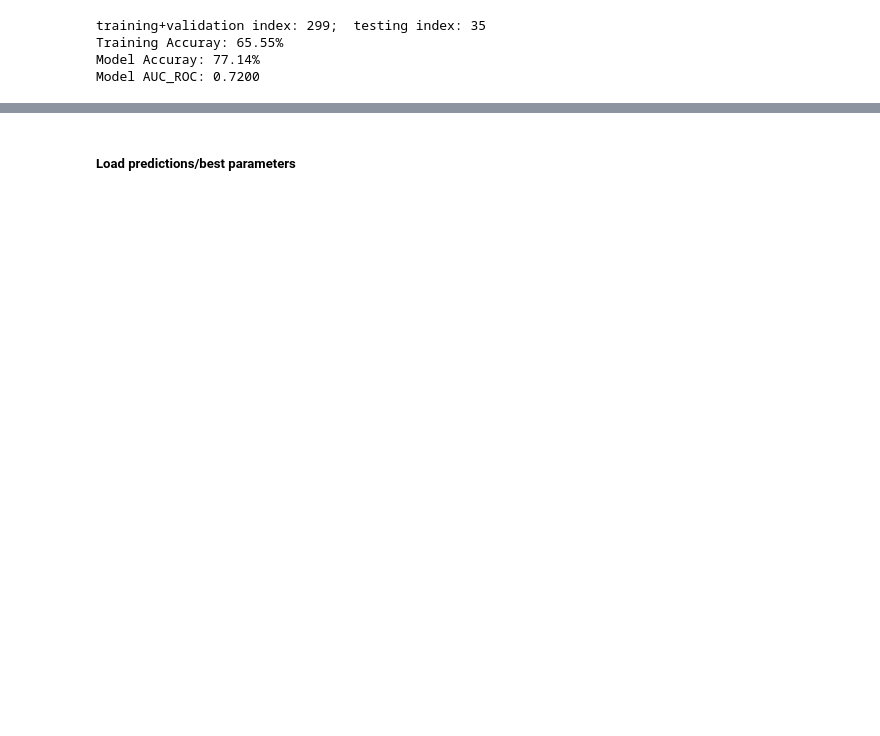
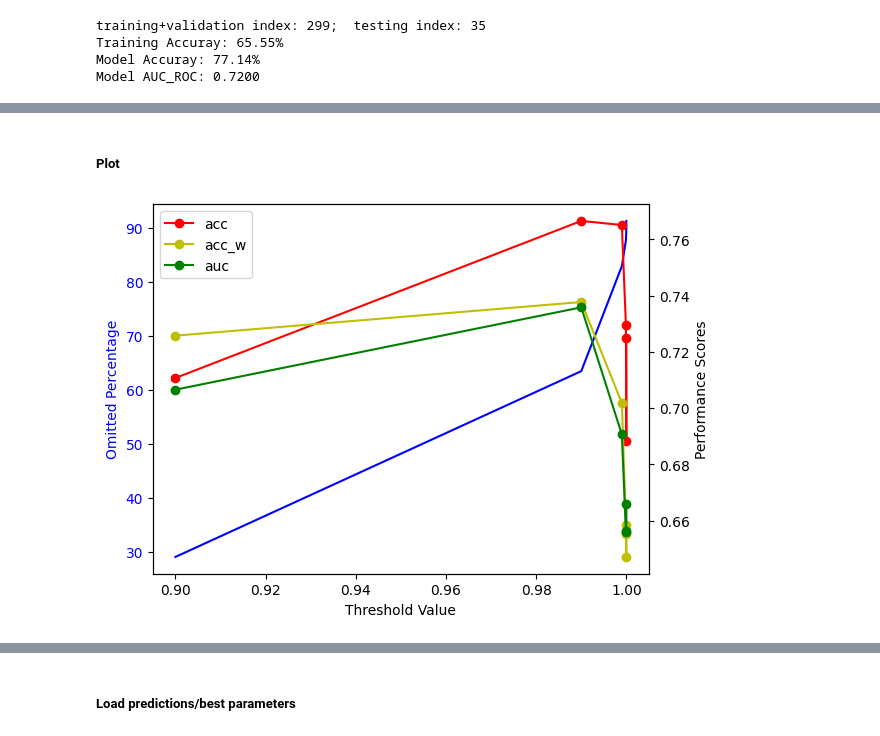
Before and after one commit to katha815/ADME-Classifier, a Jupyter notebook: Different_ML_models_Odata.ipynb, the cells around one changed output, grey strips where cells are left out. Saved outputs shown, nothing was run; the diff lists cells and outputs as text; code cells hidden in the pictures; blank space fills up the shorter version.

```diff
--- a/Different_ML_models_Odata.ipynb
+++ b/Different_ML_models_Odata.ipynb
@@ -6081,0 +6139,21 @@ ax4.tick_params(axis='y',labelcolor='r')
+# %%
+import csv
+def read_csv(file_path):
+    data = []
+    with open(file_path, 'r', newline='') as csvfile:
+        csv_reader = csv.reader(csvfile)
+        for row in csv_reader:
+            # Convert elements from strings to integers (or other types if needed)
+            row_data = [element for element in row]
+            data.append(row_data)
+    return data
+path = f"{base}baye_odata_pop/best_params_0.csv"
+paras_l = read_csv(path)
+paras_l = paras_l[0]
+import ast
+def convert_to_dict(entry):
+    ordered_dict_str = entry.replace("OrderedDict", "")  # Remove 'OrderedDict' to have a valid dictionary string
+    ordered_dict = ast.literal_eval(ordered_dict_str)
+    return dict(ordered_dict)
+converted_paras_l = [convert_to_dict(entry) for entry in paras_l]
+converted_paras_l
@@ -6107,0 +6356,19 @@ Model AUC_ROC: 0.7200
+# %% [markdown]
+##### Plot
+# %%
+fig, ax1 = plt.subplots()
+x_lim = a_l
+ax1.plot(x_lim, o_p_tl, 'b-')
+ax1.set_xlabel('Threshold Value')
+ax1.set_ylabel('Omitted Percentage',color='b')
+ax1.tick_params(axis='y',labelcolor='b')
+
+ax2 = ax1.twinx()
+ax2.plot(x_lim, acc_tl, 'ro-', label='acc')
+ax2.plot(x_lim, acc_w_tl, 'yo-', label='acc_w')
+ax2.plot(x_lim, auc_tl, 'go-', label='auc')
+ax2.legend()
+ax2.set_ylabel('Performance Scores',color='k')
+ax2.tick_params(axis='y',labelcolor='k')
+# %% [output]
+[figure, added]
```
Also changed, not shown: parts of 37 cells of this notebook.
